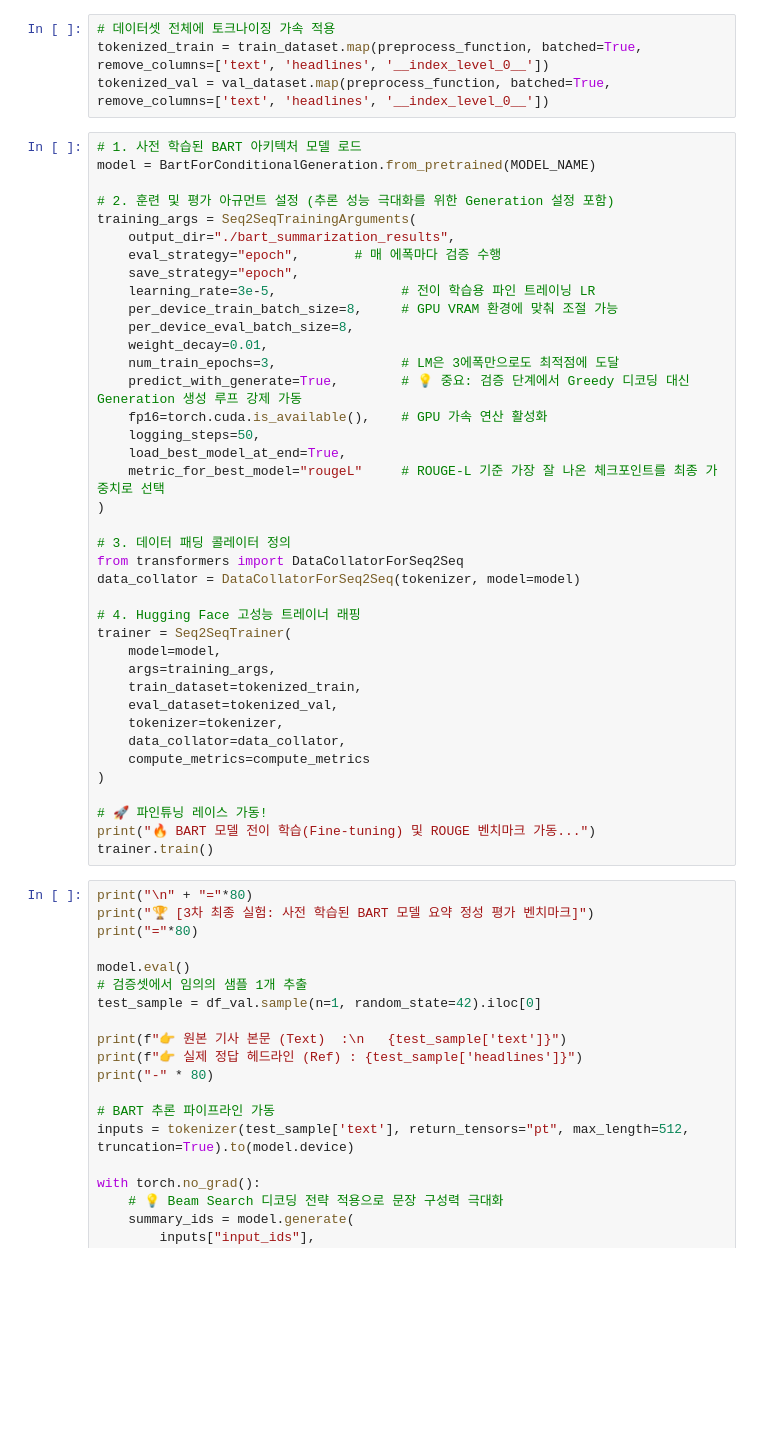
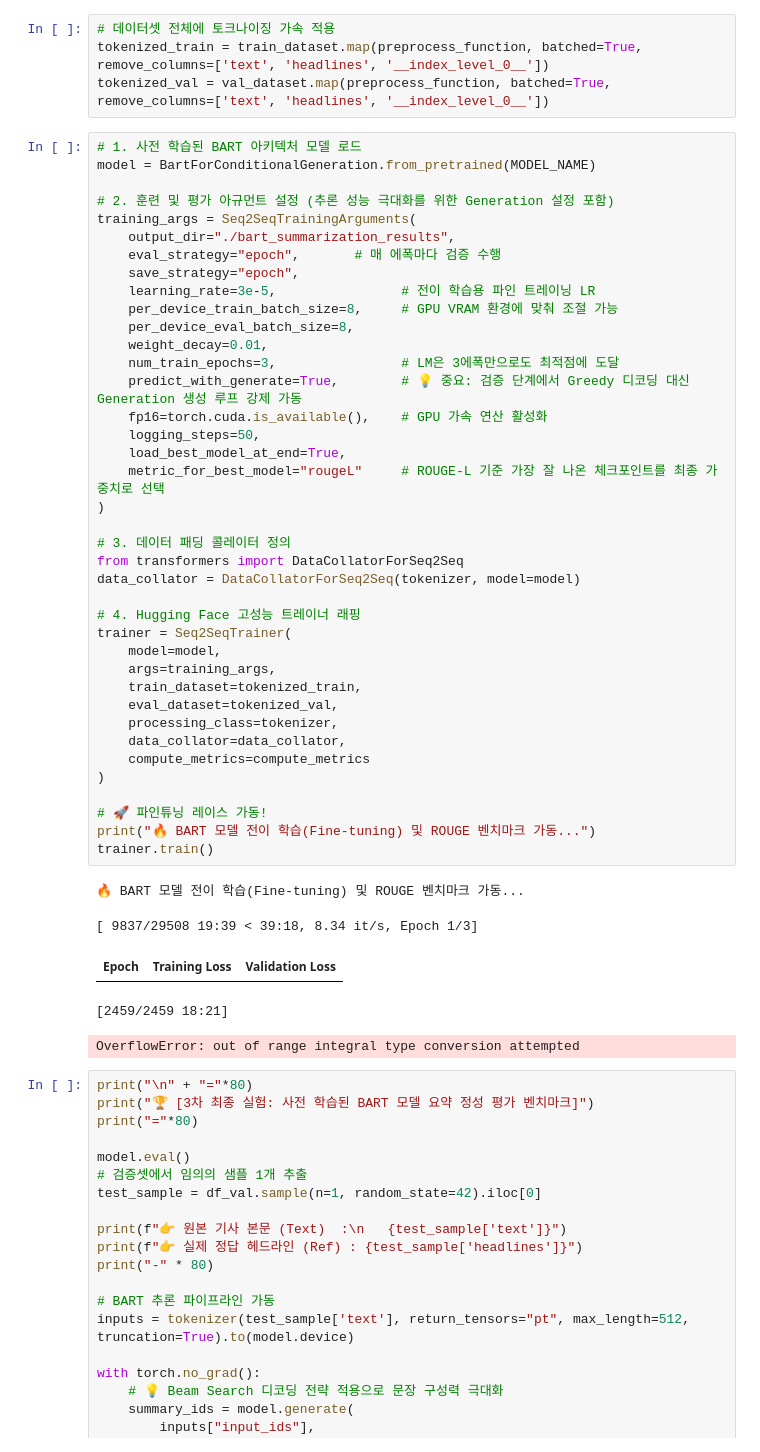
Before and after one commit to Yongseok1113/AIFFEL_quest_rs, a Jupyter notebook: Exploration/Ex07/ex07.ipynb, the cells around one changed output. Cells and saved outputs as stored; diff of their text form; blank space fills up the shorter version.

```diff
--- a/Exploration/Ex07/ex07.ipynb
+++ b/Exploration/Ex07/ex07.ipynb
@@ -1291,34 +1288,40 @@ training_args = Seq2SeqTrainingArguments(
     save_strategy="epoch",
     learning_rate=3e-5,                # 전이 학습용 파인 트레이닝 LR
     per_device_train_batch_size=8,     # GPU VRAM 환경에 맞춰 조절 가능
     per_device_eval_batch_size=8,
     weight_decay=0.01,
     num_train_epochs=3,                # LM은 3에폭만으로도 최적점에 도달
     predict_with_generate=True,        # 💡 중요: 검증 단계에서 Greedy 디코딩 대신 Generation 생성 루프 강제 가동
     fp16=torch.cuda.is_available(),    # GPU 가속 연산 활성화
     logging_steps=50,
     load_best_model_at_end=True,
     metric_for_best_model="rougeL"     # ROUGE-L 기준 가장 잘 나온 체크포인트를 최종 가중치로 선택
 )
 
 # 3. 데이터 패딩 콜레이터 정의
 from transformers import DataCollatorForSeq2Seq
 data_collator = DataCollatorForSeq2Seq(tokenizer, model=model)
 
 # 4. Hugging Face 고성능 트레이너 래핑
 trainer = Seq2SeqTrainer(
     model=model,
     args=training_args,
     train_dataset=tokenized_train,
     eval_dataset=tokenized_val,
-    tokenizer=tokenizer,
+    processing_class=tokenizer,
     data_collator=data_collator,
     compute_metrics=compute_metrics
 )
 
 # 🚀 파인튜닝 레이스 가동!
 print("🔥 BART 모델 전이 학습(Fine-tuning) 및 ROUGE 벤치마크 가동...")
 trainer.train()
+# %% [output]
+🔥 BART 모델 전이 학습(Fine-tuning) 및 ROUGE 벤치마크 가동...
+[ 9837/29508 19:39 < 39:18, 8.34 it/s, Epoch 1/3]
+| Epoch | Training Loss | Validation Loss |
+[2459/2459 18:21]
+OverflowError: out of range integral type conversion attempted
 # %%
 print("\n" + "="*80)
 print("🏆 [3차 최종 실험: 사전 학습된 BART 모델 요약 정성 평가 벤치마크]")
```
Also changed, not shown: parts of 1 cell of this notebook.
